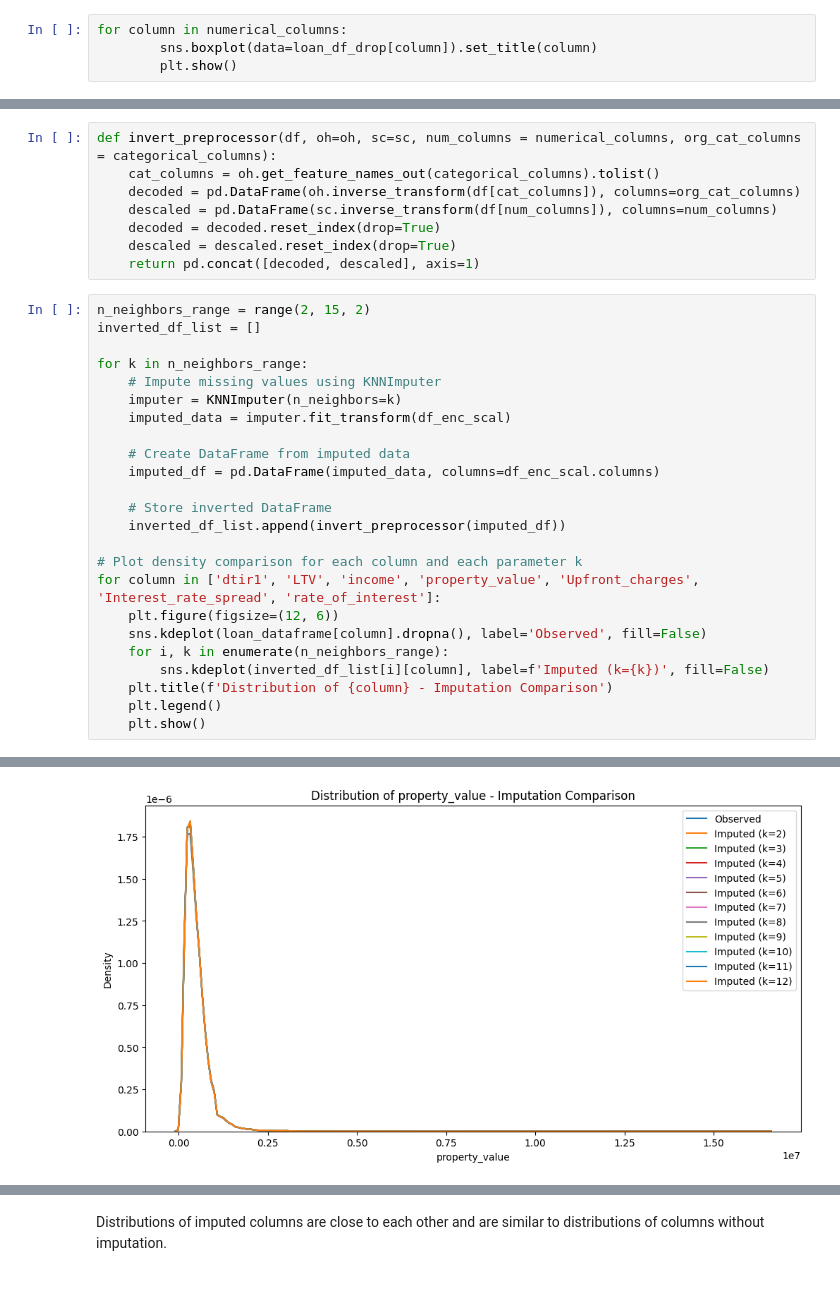
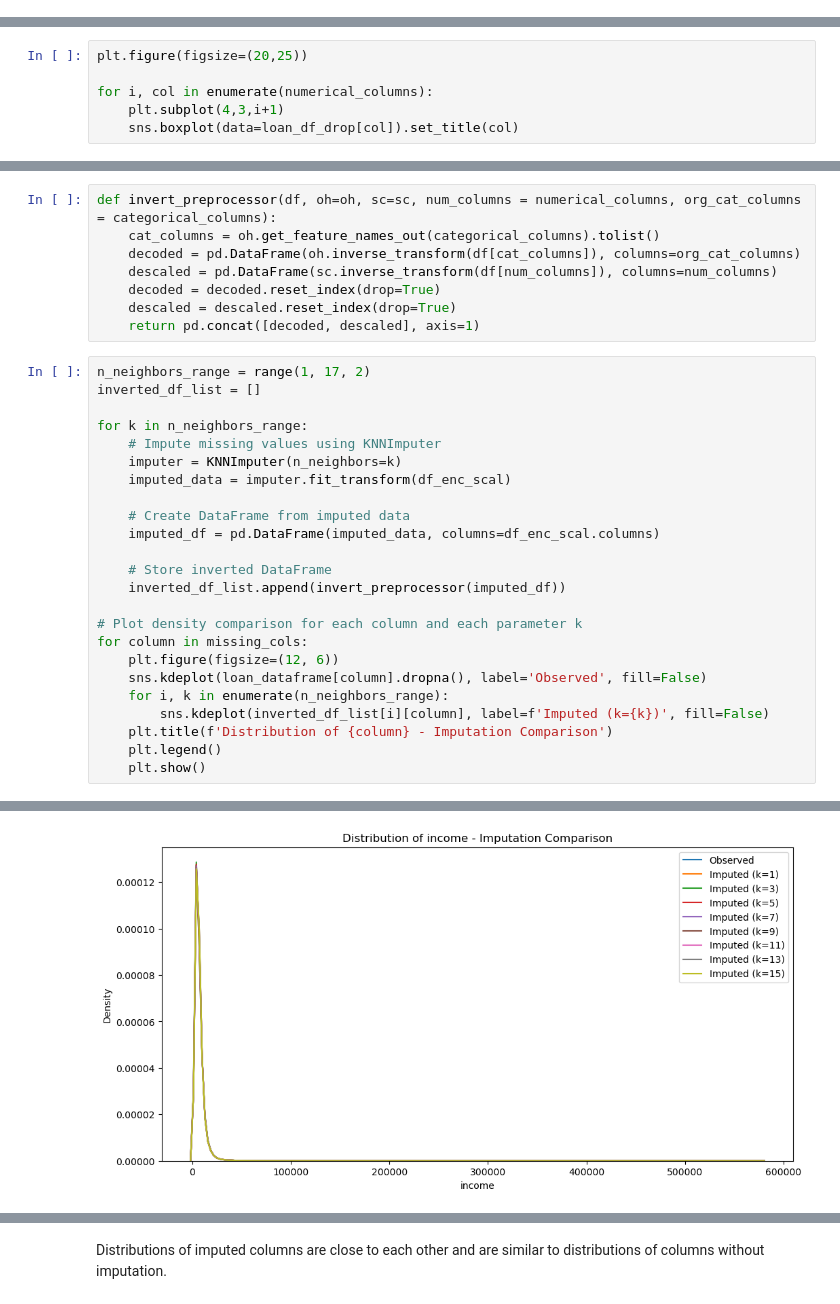
Before and after one commit to BartlomiejGaw/Loan_Default_Prediction, a Jupyter notebook: Data_Cleaning_and_EDA.ipynb, the cells around one changed output, grey strips where cells are left out. Drawn from its saved outputs; the diff is of its cells as text.

Commit message:
minor changes in data visualization

```diff
--- a/Data_Cleaning_and_EDA.ipynb
+++ b/Data_Cleaning_and_EDA.ipynb
@@ -215,7 +215,3 @@ numerical_columns
  'LTV',
  'Status',
  'dtir1']
-# %%
-for column in numerical_columns:
-        sns.boxplot(data=loan_df_drop[column]).set_title(column)
-        plt.show()
@@ -233,0 +218,6 @@ for column in numerical_columns:
+# %%
+plt.figure(figsize=(20,25))
+
+for i, col in enumerate(numerical_columns):
+    plt.subplot(4,3,i+1)
+    sns.boxplot(data=loan_df_drop[col]).set_title(col)
@@ -248,7 +240,7 @@ def invert_preprocessor(df, oh=oh, sc=sc, num_columns = numerical_columns, org_c
     descaled = descaled.reset_index(drop=True)
     return pd.concat([decoded, descaled], axis=1)
 # %%
-n_neighbors_range = range(2, 15, 2)
+n_neighbors_range = range(1, 17, 2)
 inverted_df_list = []
 
 for k in n_neighbors_range:
@@ -263,7 +255,7 @@ for k in n_neighbors_range:
     inverted_df_list.append(invert_preprocessor(imputed_df))
 
 # Plot density comparison for each column and each parameter k
-for column in ['dtir1', 'LTV', 'income', 'property_value', 'Upfront_charges', 'Interest_rate_spread', 'rate_of_interest']:
+for column in missing_cols:
     plt.figure(figsize=(12, 6))
     sns.kdeplot(loan_dataframe[column].dropna(), label='Observed', fill=False)
     for i, k in enumerate(n_neighbors_range):
@@ -278 +270 @@ for column in ['dtir1', 'LTV', 'income', 'property_value', 'Upfront_charges', 'I
-[figure, old version]
+[figure, new version]
```
Also changed, not shown: parts of 3 cells of this notebook.
